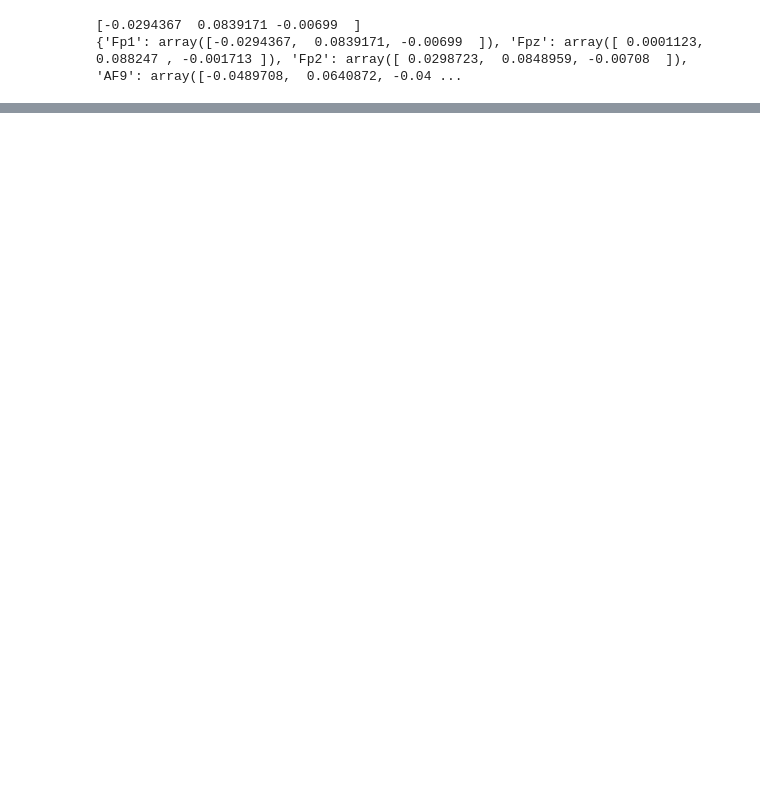
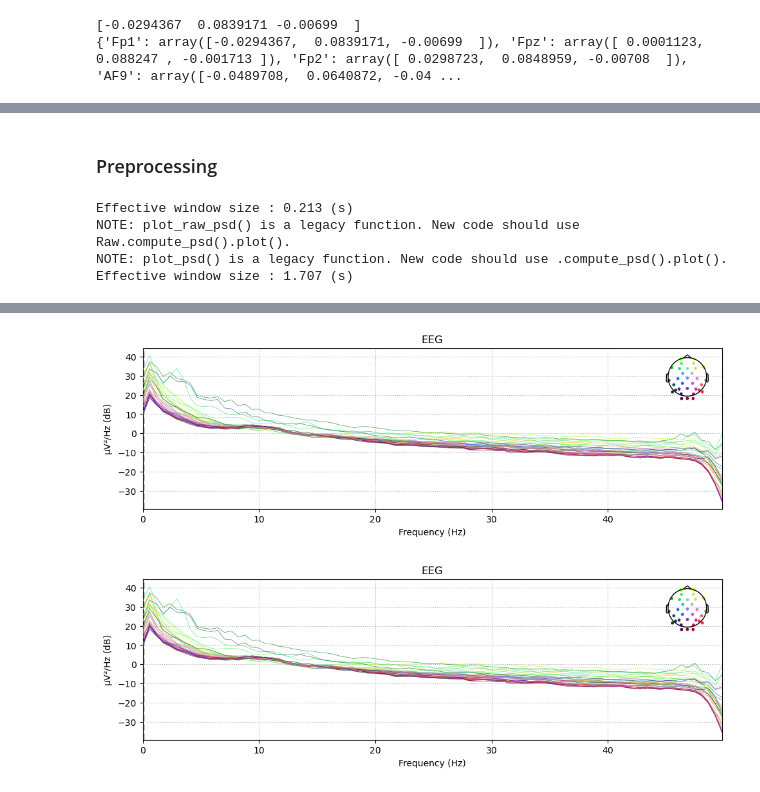
Before and after one commit to Shawnzty/tACS-Attention, a Jupyter notebook: processing/eeg_overview.ipynb, the cells around one changed output, grey strips where cells are left out. Drawn from its saved outputs; the diff is of its cells as text; code cells hidden in the pictures; blank space fills up the shorter version.

```diff
--- a/processing/eeg_overview.ipynb
+++ b/processing/eeg_overview.ipynb
@@ -11,8 +11,13 @@ from mpl_toolkits.mplot3d import Axes3D  # noqa
 import mne
 # %%
 # read the EEG data
-subject_id = 1
+subject_id = 4
 eeg_path = os.path.join('..', '..', 'data', str(subject_id), 'eeg_before.mat')
 eeg_before = loadmat(eeg_path)['eeg']
 eeg_before *= 1e-6 # convert to microvolts
-print(eeg_before)
+
+# read the behavior data
+behavior_before_path = os.path.join('..', '..', 'data', str(subject_id), 'behavior_before.csv')
+behavior_before = pd.read_csv(behavior_before_path)
+behavior_after_path = os.path.join('..', '..', 'data', str(subject_id), 'behavior_after.csv')
+behavior_after = pd.read_csv(behavior_after_path)
@@ -57,8 +45,13 @@ ch_names = ['Time'] + ['Fp1', 'Fp2',
                        'CP5', 'CP1', 'CP2', 'CP6',
                        'P7', 'P5', 'P3', 'Pz', 'P4', 'P6', 'P8',
                        'PO3', 'PO4',
-                       'O1', 'Oz', 'O2'] + ['Trigger']
-ch_types = ['misc'] + ['eeg'] * 32 + ['stim']
+                       'O1', 'Oz', 'O2'] + ['Trigger'] + ['fixation',
+                        'endo left', 'endo right', 'exo left', 'exo right',
+                        'valid', 'invalid', 'ics fast', 'ics slow',
+                        'stim', 'stim_left', 'stim_right', 'stim_close','stim_xmiddle','stim_far',
+                        'stim_highest', 'stim_higher', 'stim_ymiddle', 'stim_lower', 'stim_lowest',
+                        'response']
+ch_types = ['misc'] + ['eeg'] * 32 + ['misc'] + ['stim'] * 21
 
 # Create the info object
 info = mne.create_info(ch_names, sfreq=1200, ch_types=ch_types)
@@ -107,7 +100,9 @@ elec_coords = {
 # Create the montage object
 montage = mne.channels.make_dig_montage(elec_coords, coord_frame='head')
 # %%
+raw.set_montage(montage)
 raw.info['subject_info'] = {'id': subject_id}
+raw.filter(l_freq=0.1, h_freq=60)
 raw.info
-print(raw.info['subject_info'])
+# print(raw.info['subject_info'])
 # %% [output]
@@ -127,0 +142,13 @@ none
+# %% [markdown]
+### Preprocessing
+# %%
+psd_obj = raw.compute_psd(fmax=50)
+mne.viz.plot_raw_psd(raw, fmax=50, spatial_colors=True)
+
+# Plot sensor locations
+# fig = mne.viz.plot_sensors(raw.info, show_names=True)
+# %% [output]
+Effective window size : 0.213 (s)
+NOTE: plot_raw_psd() is a legacy function. New code should use Raw.compute_psd().plot().
+NOTE: plot_psd() is a legacy function. New code should use .compute_psd().plot().
+Effective window size : 1.707 (s)
@@ -127,0 +158,2 @@ none
+[figure, added]
+[figure, added]
```
Also changed, not shown: parts of 14 cells of this notebook, 1 other file.
